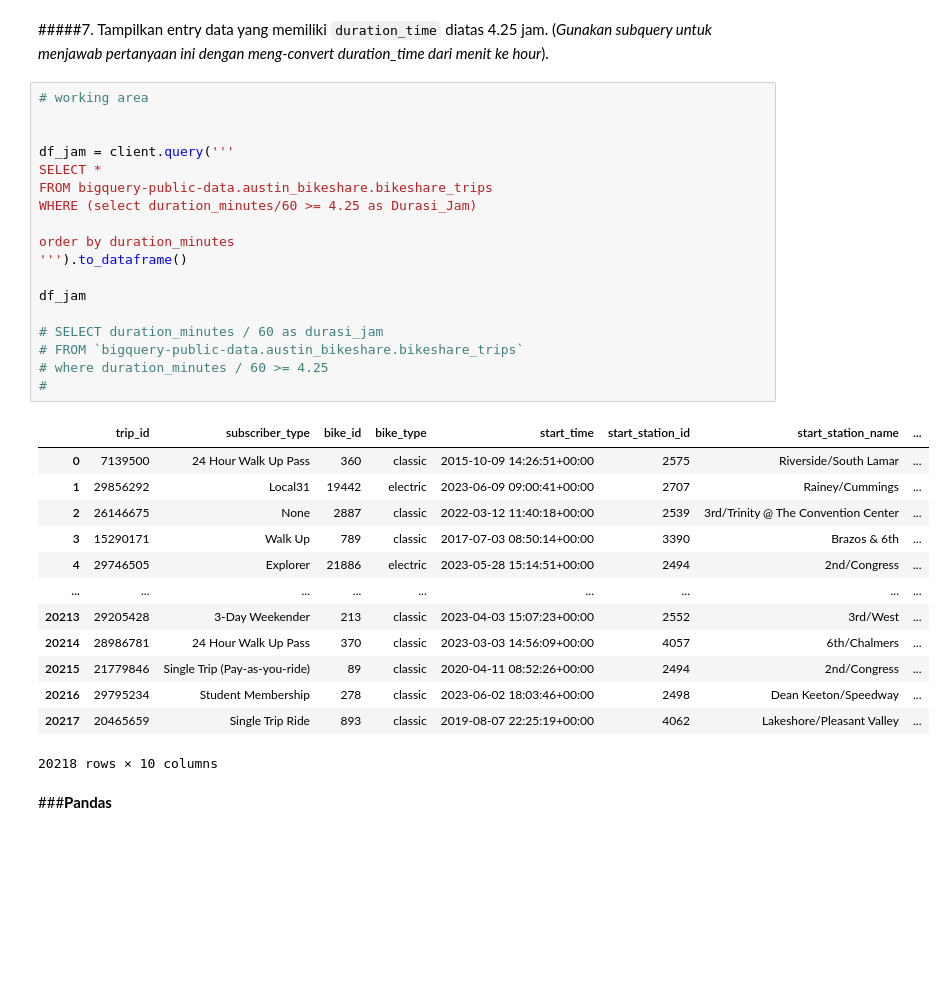
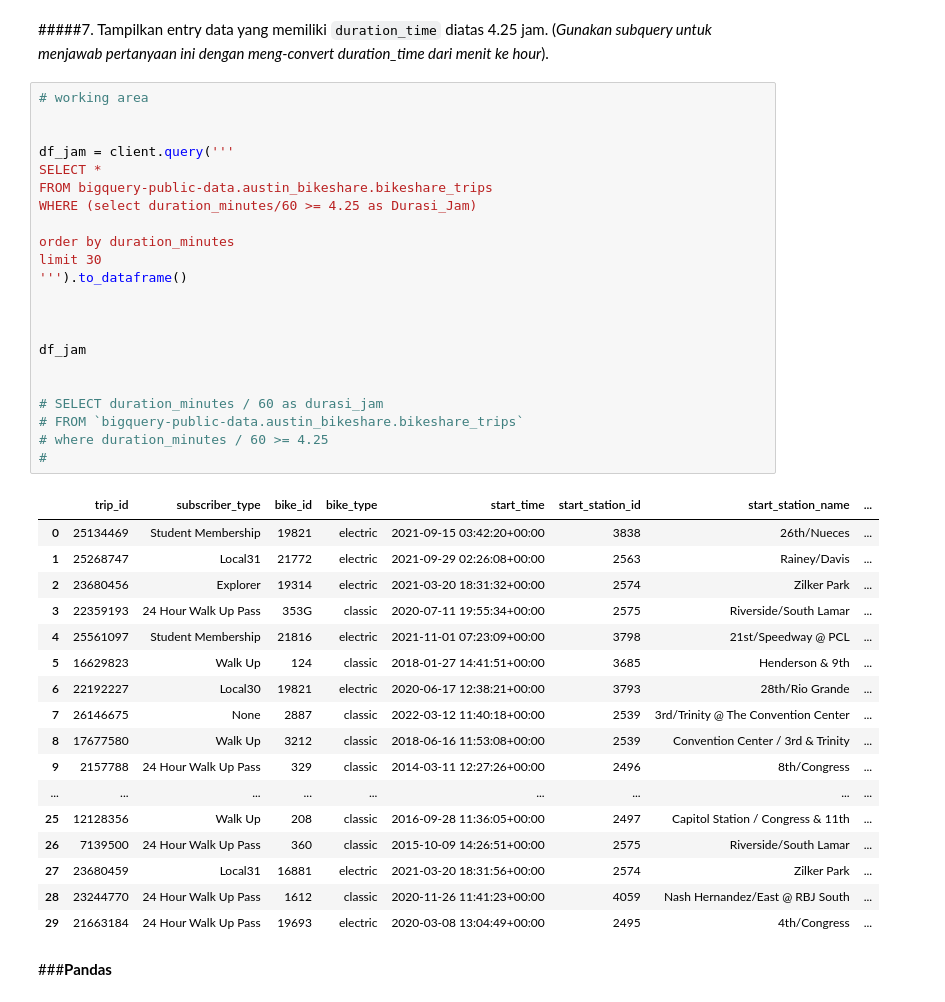
Before and after one commit to Antonio1206/TugasAnjas, a Jupyter notebook: Kisi_Kisi_LC2_P0.ipynb, the cells around one changed output. Saved outputs shown, nothing was run; the diff lists cells and outputs as text; blank space fills up the shorter version.

```diff
--- a/Kisi_Kisi_LC2_P0.ipynb
+++ b/Kisi_Kisi_LC2_P0.ipynb
@@ -227,35 +227,43 @@ df_total
 # %%
 # working area
 
 
 df_jam = client.query('''
 SELECT *
 FROM bigquery-public-data.austin_bikeshare.bikeshare_trips
 WHERE (select duration_minutes/60 >= 4.25 as Durasi_Jam)
 
 order by duration_minutes
+limit 30
 ''').to_dataframe()
 
+
+
 df_jam
+
 
 # SELECT duration_minutes / 60 as durasi_jam
 # FROM `bigquery-public-data.austin_bikeshare.bikeshare_trips`
 # where duration_minutes / 60 >= 4.25
 #
 # %% [output]
 |  | trip_id | subscriber_type | bike_id | bike_type | start_time | start_station_id | start_station_name | ... |
-| 0 | 7139500 | 24 Hour Walk Up Pass | 360 | classic | 2015-10-09 14:26:51+00:00 | 2575 | Riverside/South Lamar | ... |
-| 1 | 29856292 | Local31 | 19442 | electric | 2023-06-09 09:00:41+00:00 | 2707 | Rainey/Cummings | ... |
-| 2 | 26146675 | None | 2887 | classic | 2022-03-12 11:40:18+00:00 | 2539 | 3rd/Trinity @ The Convention Center | ... |
-| 3 | 15290171 | Walk Up | 789 | classic | 2017-07-03 08:50:14+00:00 | 3390 | Brazos & 6th | ... |
-| 4 | 29746505 | Explorer | 21886 | electric | 2023-05-28 15:14:51+00:00 | 2494 | 2nd/Congress | ... |
+| 0 | 25134469 | Student Membership | 19821 | electric | 2021-09-15 03:42:20+00:00 | 3838 | 26th/Nueces | ... |
+| 1 | 25268747 | Local31 | 21772 | electric | 2021-09-29 02:26:08+00:00 | 2563 | Rainey/Davis | ... |
+| 2 | 23680456 | Explorer | 19314 | electric | 2021-03-20 18:31:32+00:00 | 2574 | Zilker Park | ... |
+| 3 | 22359193 | 24 Hour Walk Up Pass | 353G | classic | 2020-07-11 19:55:34+00:00 | 2575 | Riverside/South Lamar | ... |
+| 4 | 25561097 | Student Membership | 21816 | electric | 2021-11-01 07:23:09+00:00 | 3798 | 21st/Speedway @ PCL | ... |
+| 5 | 16629823 | Walk Up | 124 | classic | 2018-01-27 14:41:51+00:00 | 3685 | Henderson & 9th | ... |
+| 6 | 22192227 | Local30 | 19821 | electric | 2020-06-17 12:38:21+00:00 | 3793 | 28th/Rio Grande | ... |
+| 7 | 26146675 | None | 2887 | classic | 2022-03-12 11:40:18+00:00 | 2539 | 3rd/Trinity @ The Convention Center | ... |
+| 8 | 17677580 | Walk Up | 3212 | classic | 2018-06-16 11:53:08+00:00 | 2539 | Convention Center / 3rd & Trinity | ... |
+| 9 | 2157788 | 24 Hour Walk Up Pass | 329 | classic | 2014-03-11 12:27:26+00:00 | 2496 | 8th/Congress | ... |
 | ... | ... | ... | ... | ... | ... | ... | ... | ... |
-| 20213 | 29205428 | 3-Day Weekender | 213 | classic | 2023-04-03 15:07:23+00:00 | 2552 | 3rd/West | ... |
-| 20214 | 28986781 | 24 Hour Walk Up Pass | 370 | classic | 2023-03-03 14:56:09+00:00 | 4057 | 6th/Chalmers | ... |
-| 20215 | 21779846 | Single Trip (Pay-as-you-ride) | 89 | classic | 2020-04-11 08:52:26+00:00 | 2494 | 2nd/Congress | ... |
-| 20216 | 29795234 | Student Membership | 278 | classic | 2023-06-02 18:03:46+00:00 | 2498 | Dean Keeton/Speedway | ... |
-| 20217 | 20465659 | Single Trip Ride | 893 | classic | 2019-08-07 22:25:19+00:00 | 4062 | Lakeshore/Pleasant Valley | ... |
+| 25 | 12128356 | Walk Up | 208 | classic | 2016-09-28 11:36:05+00:00 | 2497 | Capitol Station / Congress & 11th | ... |
+| 26 | 7139500 | 24 Hour Walk Up Pass | 360 | classic | 2015-10-09 14:26:51+00:00 | 2575 | Riverside/South Lamar | ... |
+| 27 | 23680459 | Local31 | 16881 | electric | 2021-03-20 18:31:56+00:00 | 2574 | Zilker Park | ... |
+| 28 | 23244770 | 24 Hour Walk Up Pass | 1612 | classic | 2020-11-26 11:41:23+00:00 | 4059 | Nash Hernandez/East @ RBJ South | ... |
+| 29 | 21663184 | 24 Hour Walk Up Pass | 19693 | electric | 2020-03-08 13:04:49+00:00 | 2495 | 4th/Congress | ... |
-20218 rows × 10 columns
 # %% [markdown]
 ###**Pandas**
 # %% [markdown]
```
Also changed, not shown: parts of 11 cells of this notebook.
